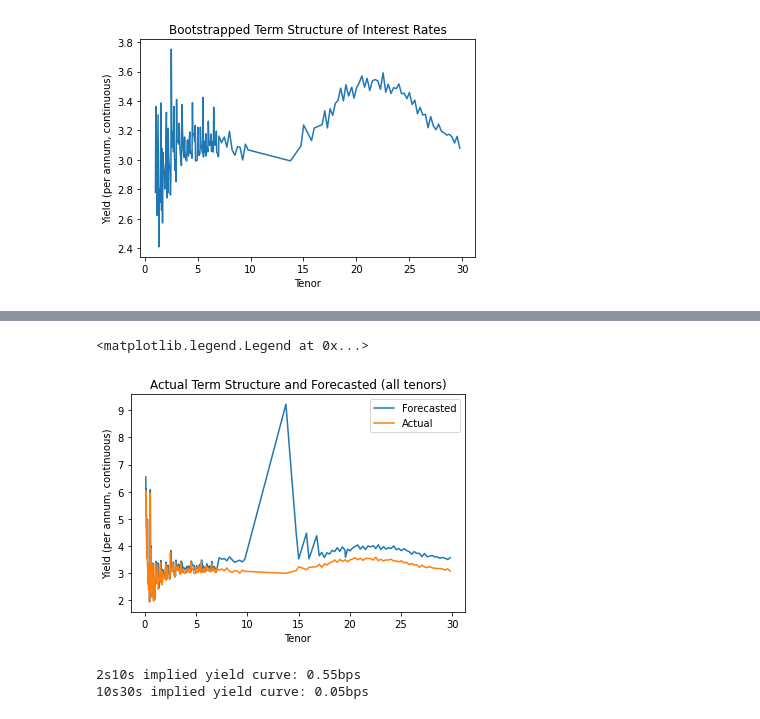
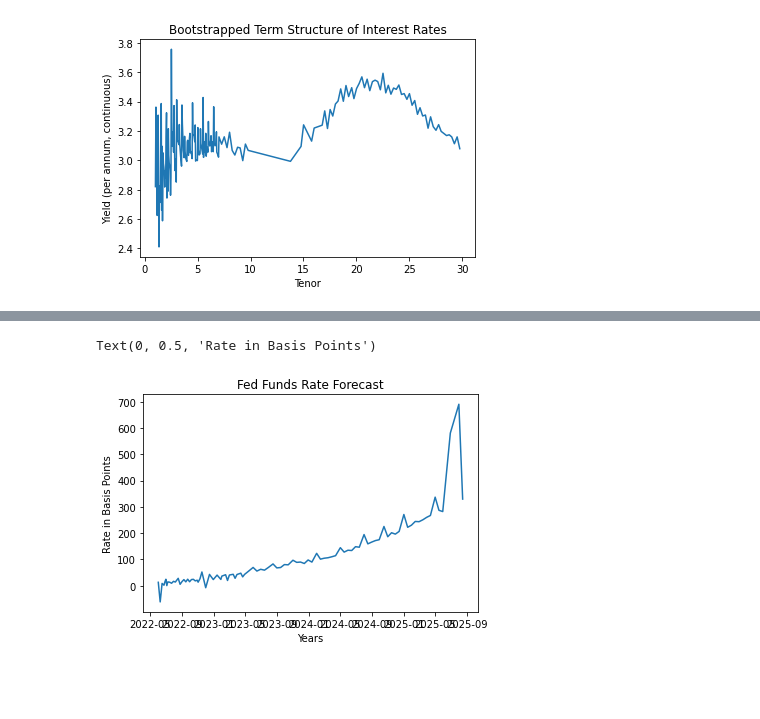
Before and after one commit to jdean53/GeneralWork, a Jupyter notebook: StoCal2/final_project.ipynb, the cells around one changed output, grey strips where cells are left out. Cells and saved outputs as stored; diff of their text form; code cells hidden in the pictures; blank space fills up the shorter version.

```diff
--- a/StoCal2/final_project.ipynb
+++ b/StoCal2/final_project.ipynb
@@ -133,11 +183,7 @@ move = 121.99 / 100     # MOVE index
 # %%
 '''
 Numerically approximate Theta
----
-Estimates the function $\Theta(t) = \int\theta(s)ds$
-NOTE: Takes approximately 15 minutes
 '''
 Theta = []
-for i in range(M):
-        Theta.append([(rates.loc[t] - r_0 + move*w_t[i][int(t*100)])[0] for t in rates.index])
-theta_est = pd.DataFrame(data=Theta,columns=rates.index).mean()
+Theta.append([(rates.loc[t] - r_0*t + (move**2 * t**3)/6)[0] for t in rates.index])
+theta_est = pd.DataFrame(data=Theta,columns=rates.index).transpose().diff().dropna()
@@ -276,23 +190,35 @@ comps
-# %%
-'''
-Plot forecasted and actual term structures
-'''
-plt.plot(comps[.1:]*100)
-plt.title('Actual Term Structure and Forecasted (all tenors)')
-plt.xlabel('Tenor')
-plt.ylabel('Yield (per annum, continuous)')
-plt.legend(['Forecasted','Actual'])
-# %% [output]
-<matplotlib.legend.Legend at 0x...>
-[figure, removed]
-# %%
-'''
-report derived yield curves
-'''
-cir_yc_2s10s = fore_df.loc[:10].iloc[-1][0] - fore_df.loc[:2].iloc[-1][0]
-cir_yc_10s30s = fore_df.loc[:30].iloc[-1][0] - fore_df.loc[:10].iloc[-1][0]
-print('2s10s implied yield curve: {:.2f}bps'.format(cir_yc_2s10s*100))
-print('10s30s implied yield curve: {:.2f}bps'.format(cir_yc_10s30s*100))
-# %% [output]
-2s10s implied yield curve: 0.55bps
-10s30s implied yield curve: 0.05bps
+# %%
+'''
+Calculates short rate forecasts
+---
+puts brownian motions into dataframe for comprehension
+merges each brownian motion with estimated theta param, sums it, and add short rate
+takes average of the 10k trials (monte carlo)
+Creates a rate hike forecast dataframe for next 1200 calendar days
+'''
+wt_df = pd.DataFrame(w_t, columns=t_i).transpose()
+
+short_rate_estimate = [pd.merge(
+    left = theta_est,
+    right = wt_df[i],
+    how = 'left',
+    left_index = True,
+    right_index = True
+    ).transpose().sum() + r_0
+for i in range(M)]
+
+r0_estimate = pd.DataFrame(short_rate_estimate).mean()
+
+r0_estimate.index = [datetime.timedelta(days=r0_estimate.index[i]*365) + datetime.datetime.now() for i in range(len(r0_estimate))]
+rate_hike_forecast = r0_estimate.loc[:datetime.datetime.now()+datetime.timedelta(days=1200)]*1000
+# %%
+'''
+plots rate hike forecast
+'''
+plt.plot(rate_hike_forecast[rate_hike_forecast>=-100])
+plt.title('Fed Funds Rate Forecast')
+plt.xlabel('Years')
+plt.ylabel('Rate in Basis Points')
+# %% [output]
+Text(0, 0.5, 'Rate in Basis Points')
+[figure, added]
```
Also changed, not shown: parts of 18 cells of this notebook.
